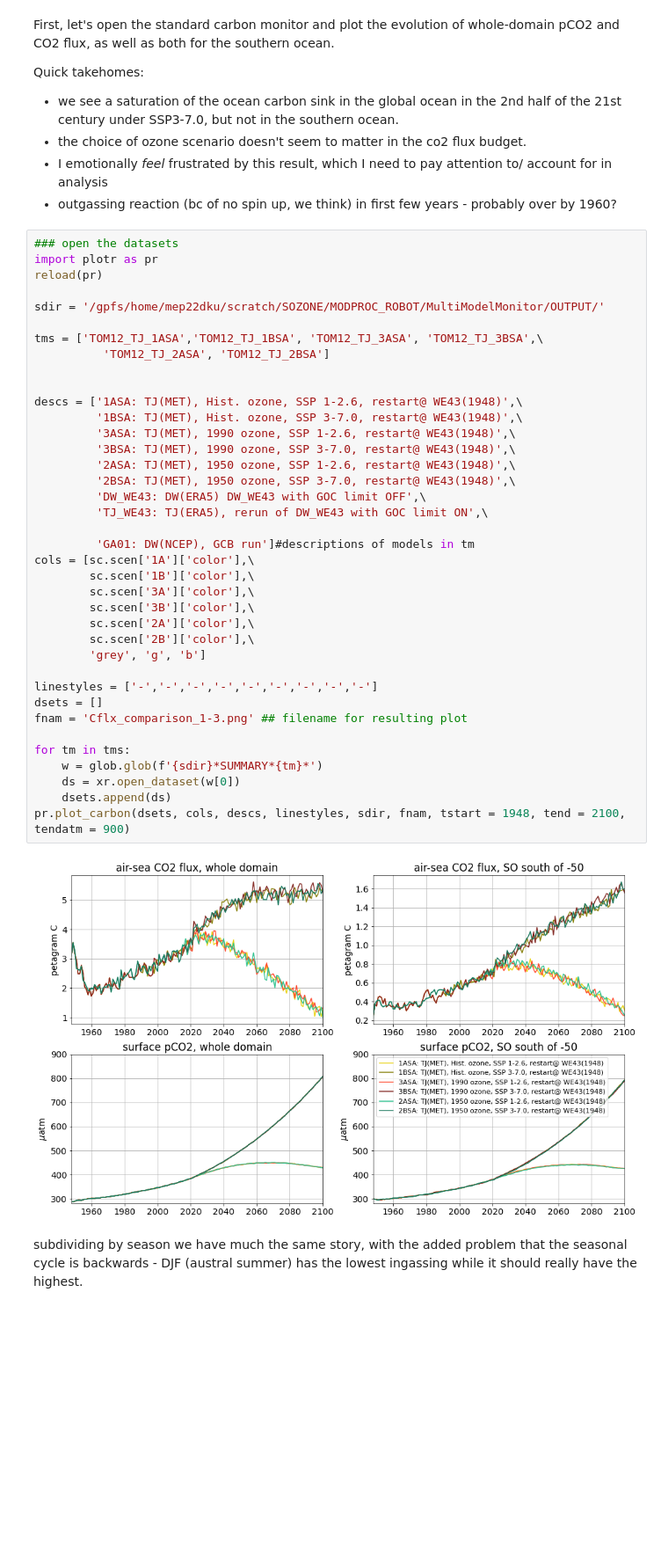
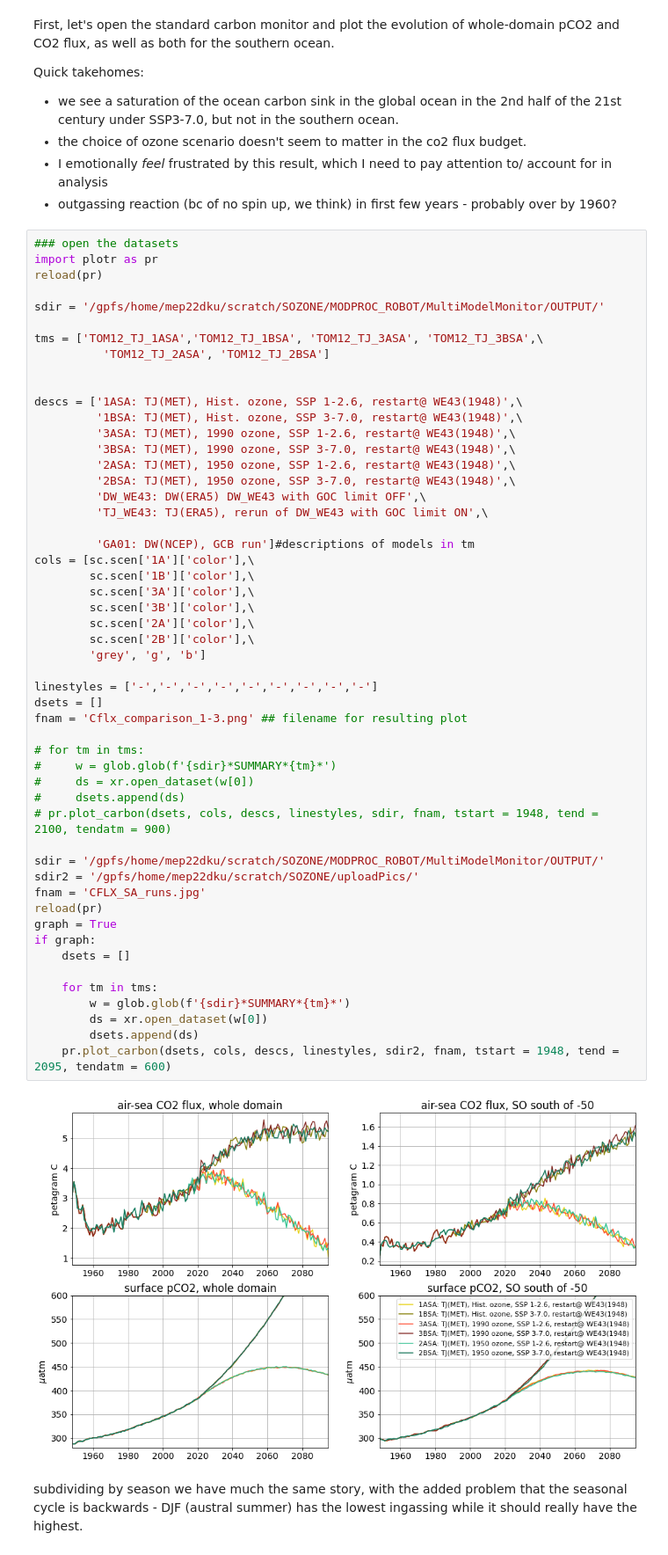
Before and after one commit to tjarnikova/SOZONE, a Jupyter notebook: MO_RESULTS/SeasonalCflxFullRunset.ipynb, the cells around one changed output. Shown at 88% size. Drawn from its saved outputs; the diff is of its cells as text; blank space fills up the shorter version.

```diff
--- a/MO_RESULTS/SeasonalCflxFullRunset.ipynb
+++ b/MO_RESULTS/SeasonalCflxFullRunset.ipynb
@@ -55,39 +55,53 @@ reload(pr)
 
 sdir = '/gpfs/home/mep22dku/scratch/SOZONE/MODPROC_ROBOT/MultiModelMonitor/OUTPUT/'
 
 tms = ['TOM12_TJ_1ASA','TOM12_TJ_1BSA', 'TOM12_TJ_3ASA', 'TOM12_TJ_3BSA',\
           'TOM12_TJ_2ASA', 'TOM12_TJ_2BSA']
 
 
 descs = ['1ASA: TJ(MET), Hist. ozone, SSP 1-2.6, restart@ WE43(1948)',\
          '1BSA: TJ(MET), Hist. ozone, SSP 3-7.0, restart@ WE43(1948)',\
          '3ASA: TJ(MET), 1990 ozone, SSP 1-2.6, restart@ WE43(1948)',\
          '3BSA: TJ(MET), 1990 ozone, SSP 3-7.0, restart@ WE43(1948)',\
          '2ASA: TJ(MET), 1950 ozone, SSP 1-2.6, restart@ WE43(1948)',\
          '2BSA: TJ(MET), 1950 ozone, SSP 3-7.0, restart@ WE43(1948)',\
          'DW_WE43: DW(ERA5) DW_WE43 with GOC limit OFF',\
          'TJ_WE43: TJ(ERA5), rerun of DW_WE43 with GOC limit ON',\
 
          'GA01: DW(NCEP), GCB run']#descriptions of models in tm
 cols = [sc.scen['1A']['color'],\
         sc.scen['1B']['color'],\
         sc.scen['3A']['color'],\
         sc.scen['3B']['color'],\
         sc.scen['2A']['color'],\
         sc.scen['2B']['color'],\
         'grey', 'g', 'b']
 
 linestyles = ['-','-','-','-','-','-','-','-','-']
 dsets = []
 fnam = 'Cflx_comparison_1-3.png' ## filename for resulting plot
 
-for tm in tms:
-    w = glob.glob(f'{sdir}*SUMMARY*{tm}*')
-    ds = xr.open_dataset(w[0])
-    dsets.append(ds)
-pr.plot_carbon(dsets, cols, descs, linestyles, sdir, fnam, tstart = 1948, tend = 2100, tendatm = 900)
+# for tm in tms:
+#     w = glob.glob(f'{sdir}*SUMMARY*{tm}*')
+#     ds = xr.open_dataset(w[0])
+#     dsets.append(ds)
+# pr.plot_carbon(dsets, cols, descs, linestyles, sdir, fnam, tstart = 1948, tend = 2100, tendatm = 900)
+
+sdir = '/gpfs/home/mep22dku/scratch/SOZONE/MODPROC_ROBOT/MultiModelMonitor/OUTPUT/'
+sdir2 = '/gpfs/home/mep22dku/scratch/SOZONE/uploadPics/'
+fnam = 'CFLX_SA_runs.jpg'
+reload(pr)
+graph = True
+if graph:
+    dsets = []
+
+    for tm in tms:
+        w = glob.glob(f'{sdir}*SUMMARY*{tm}*')
+        ds = xr.open_dataset(w[0])
+        dsets.append(ds)
+    pr.plot_carbon(dsets, cols, descs, linestyles, sdir2, fnam, tstart = 1948, tend = 2095, tendatm = 600)
 # %% [output]
-[figure, old version]
+[figure, new version]
 # %% [markdown]
 subdividing by season we have much the same story, with the added problem that the seasonal cycle is backwards - DJF (austral summer) has the lowest ingassing while it should really have the highest.
 # %%
```
Also changed, not shown: parts of 6 cells of this notebook, 10 other files.
